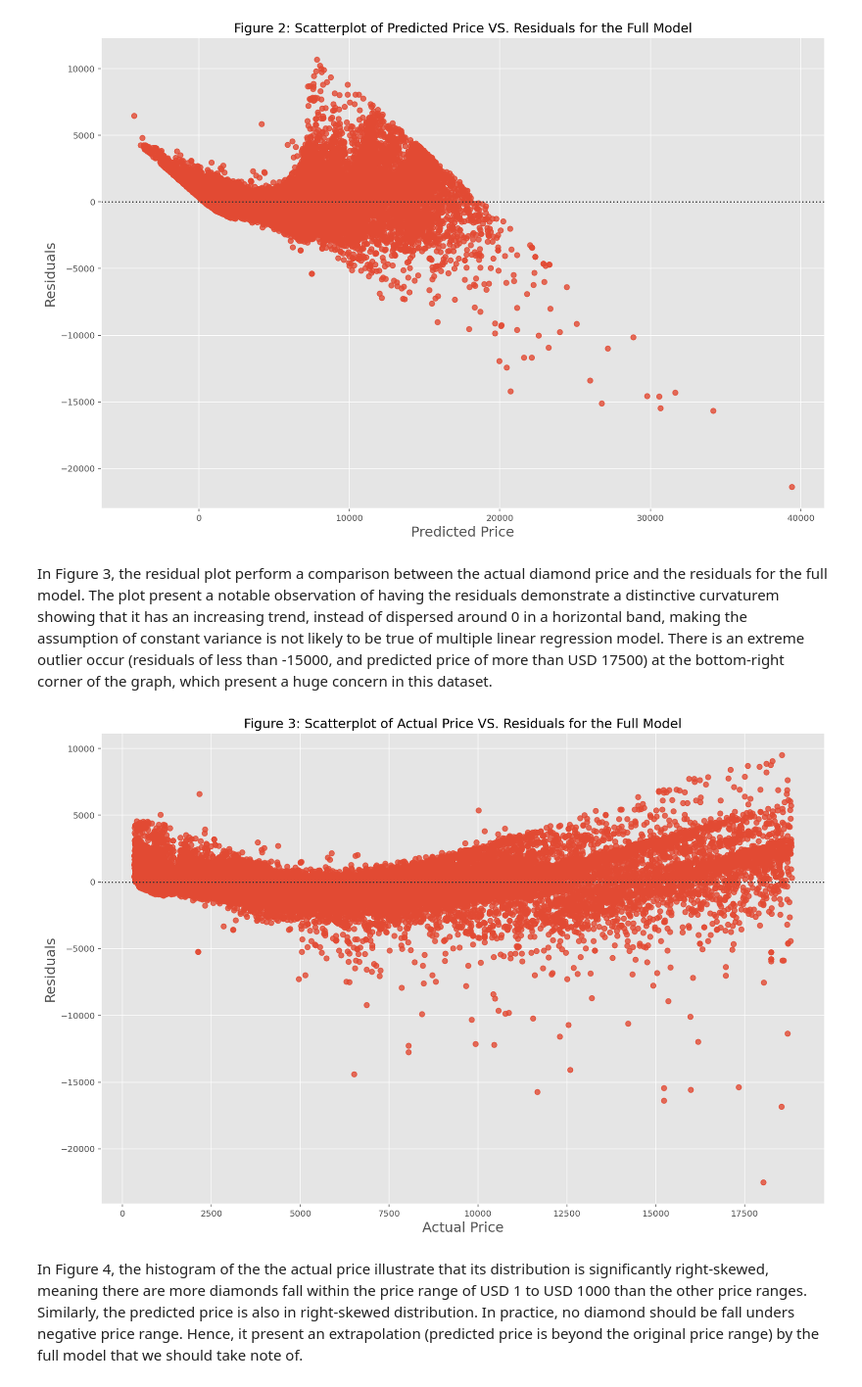
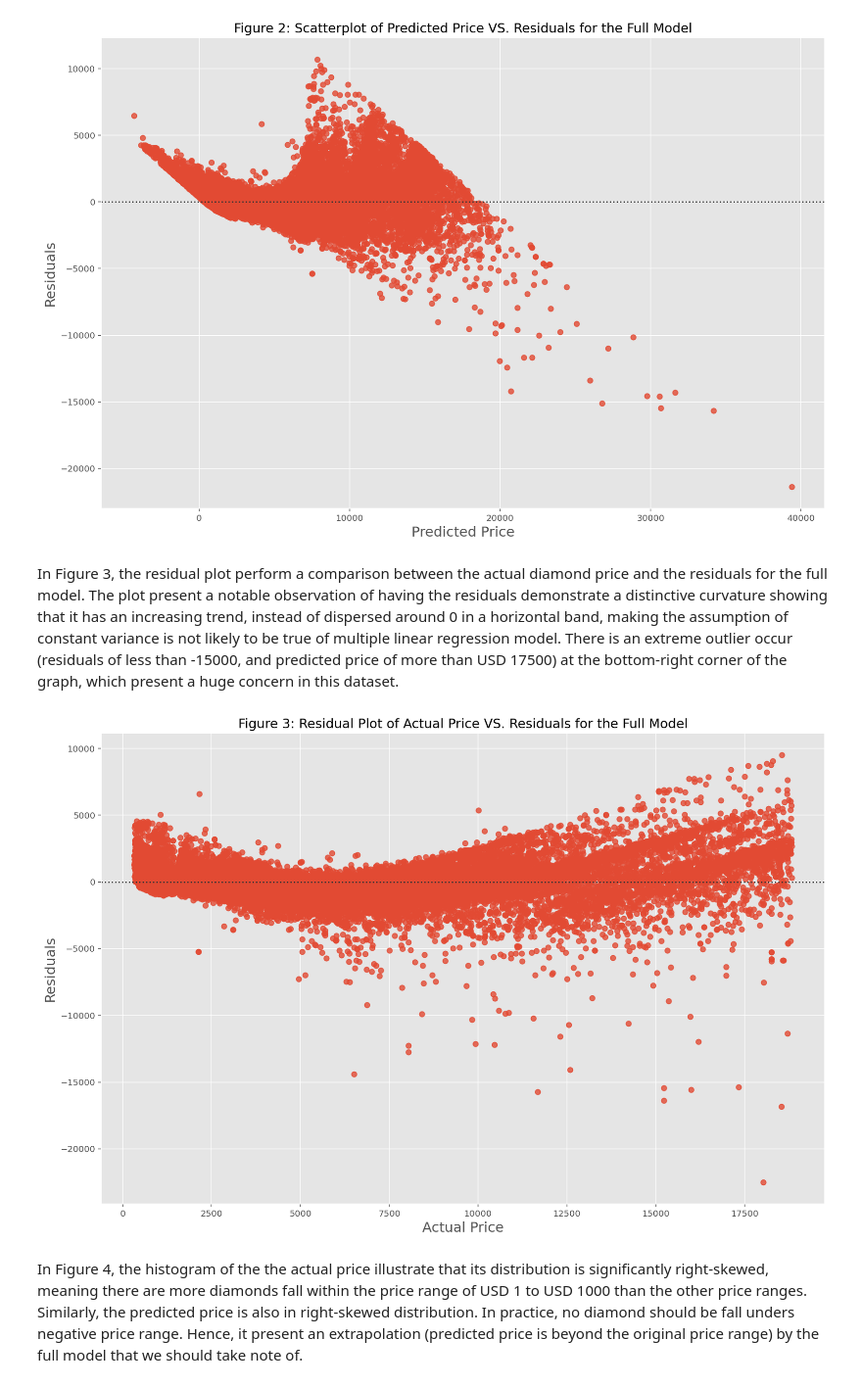
Before and after one commit to s3955624-Chee-Kin-Go/Phase-2, a Jupyter notebook: Phase 2_Group15.ipynb, the cells around one changed output. Shown at 98% size. Saved outputs shown, nothing was run; the diff lists cells and outputs as text; code cells hidden in the pictures.

```diff
--- a/Phase 2_Group15.ipynb
+++ b/Phase 2_Group15.ipynb
@@ -194,16 +194,16 @@ plt.show();
 # %% [output]
 [figure]
 # %% [markdown]
-In Figure 3, the residual plot perform a comparison between the actual diamond price and the residuals for the full model. The plot present a notable observation of having the residuals demonstrate a distinctive curvaturem showing that it has an increasing trend, instead of dispersed around 0 in a horizontal band, making the assumption of constant variance is not likely to be true of multiple linear regression model. There is an extreme outlier occur (residuals of less than -15000, and predicted price of more than USD 17500) at the bottom-right corner of the graph, which present a huge concern in this dataset.
+In Figure 3, the residual plot perform a comparison between the actual diamond price and the residuals for the full model. The plot present a notable observation of having the residuals demonstrate a distinctive curvature showing that it has an increasing trend, instead of dispersed around 0 in a horizontal band, making the assumption of constant variance is not likely to be true of multiple linear regression model. There is an extreme outlier occur (residuals of less than -15000, and predicted price of more than USD 17500) at the bottom-right corner of the graph, which present a huge concern in this dataset.
 # %%
 plt.figure(figsize=(15,10))
 sns.residplot(x = residuals_full['actual'], y = residuals_full['residual'])
 plt.xlabel('Actual Price', fontsize = 16)
 plt.ylabel('Residuals', fontsize = 16)
-plt.title('Figure 3: Scatterplot of Actual Price VS. Residuals for the Full Model', fontsize=15)
+plt.title('Figure 3: Residual Plot of Actual Price VS. Residuals for the Full Model', fontsize=15)
 plt.show();
 # %% [output]
-[figure, old version]
+[figure, new version]
 # %% [markdown]
 In Figure 4, the histogram of the the actual price illustrate that its distribution is significantly right-skewed, meaning there are more diamonds fall within the price range of USD 1 to USD 1000 than the other price ranges. Similarly, the predicted price is also in right-skewed distribution. In practice, no diamond should be fall unders negative price range. Hence, it present an extrapolation (predicted price is beyond the original price range) by the full model that we should take note of.
 # %%
```
Also changed, not shown: parts of 4 cells of this notebook.
